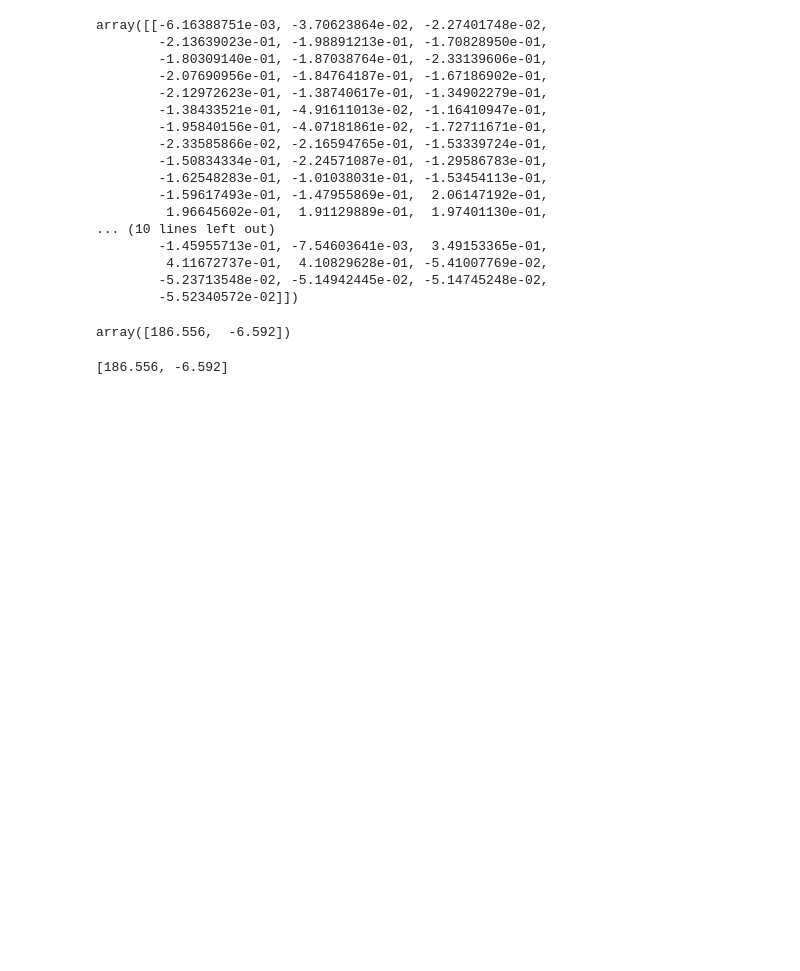
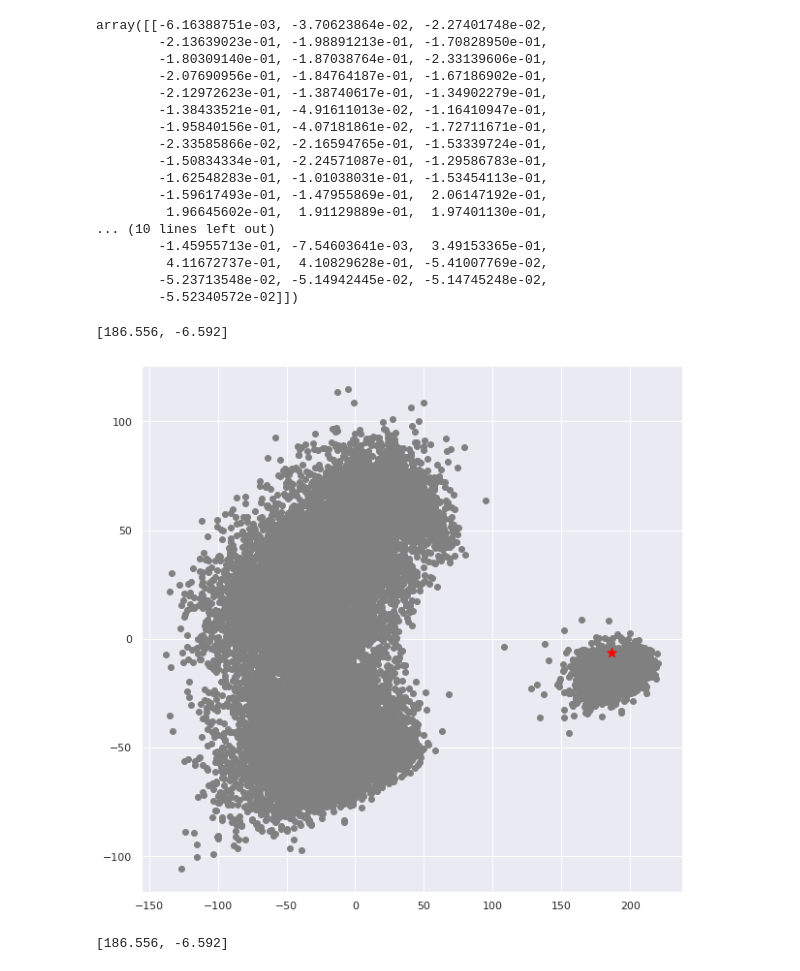
Before and after one commit to felipeshiwu/codenation-aceleradev, a Jupyter notebook: semana6/detalhado.ipynb, the cells around one changed output. Cells and saved outputs as stored; diff of their text form; code cells hidden in the pictures; blank space fills up the shorter version.

```diff
--- a/semana6/detalhado.ipynb
+++ b/semana6/detalhado.ipynb
@@ -246,11 +246,25 @@ array([[-6.16388751e-03, -3.70623864e-02, -2.27401748e-02,
          4.11672737e-01,  4.10829628e-01, -5.41007769e-02,
         -5.23713548e-02, -5.14942445e-02, -5.14745248e-02,
         -5.52340572e-02]])
-# %%
-# Pq multiplicar?
-pca.components_.dot(x).round(3)
-# %% [output]
-array([186.556,  -6.592])
+# %%
+# Multiplicando o vetor dos coeficientes (components) pelos valores de x
+# (que seriam os x1, x2, x3... substituidos por valores) encontramos um valor de posição pro PC1
+coord = pca.components_.dot(x).round(3)
+list(coord)
+# %% [output]
+[186.556, -6.592]
+# %%
+pca = PCA().fit(fifa)
+pca_points = pca.transform(fifa)
+
+plt.figure(figsize=(10,10))
+
+plt.scatter(pca_points[:, 0], pca_points[:, 1], c='gray')
+point = pca.components_.dot(x)
+plt.scatter(point[0], point[1], c='red',marker="*", s=100);
+plt.show()
+# %% [output]
+[figure, added]
 # %%
 # Outra forma de calcular:
 pca = PCA(n_components = 2).fit(fifa)
```
